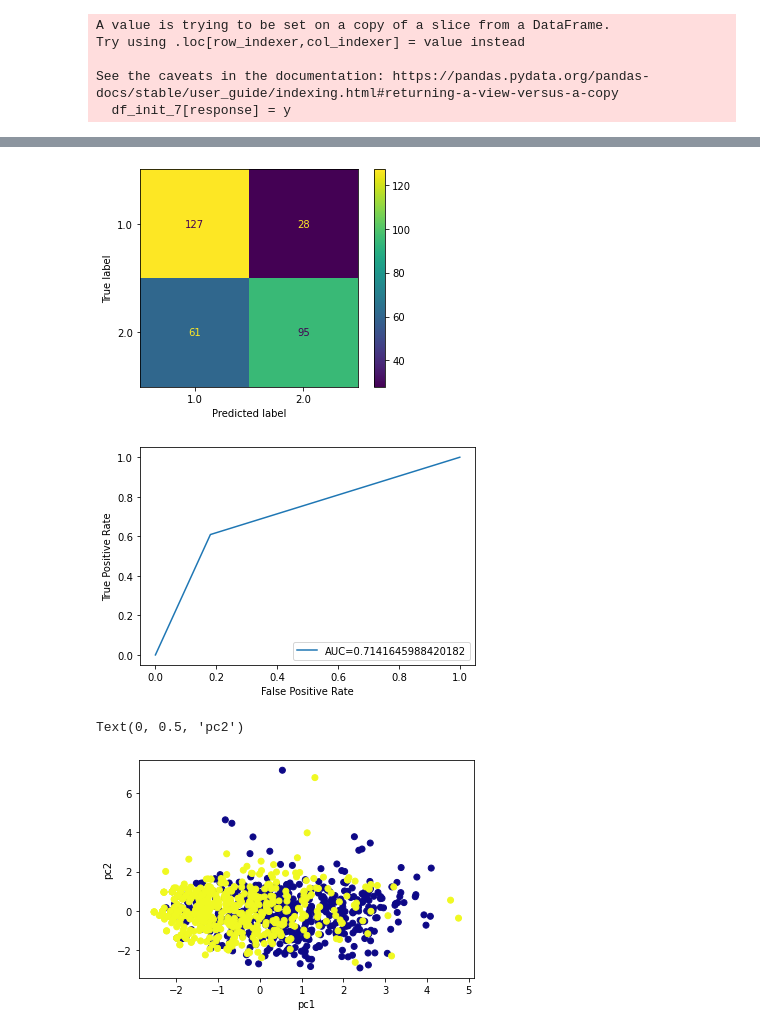
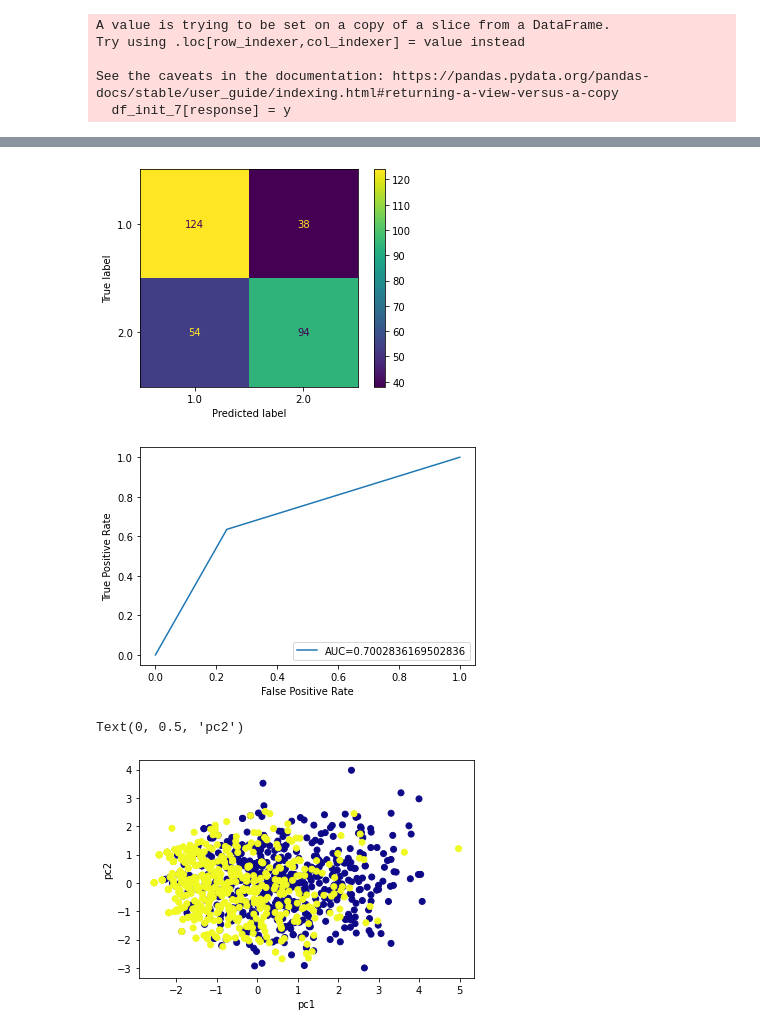
Before and after one commit to nglahani/ML_RPA_Use_Case, a Jupyter notebook: Python/Data_Test.ipynb, the cells around one changed output, grey strips where cells are left out. Drawn from its saved outputs; the diff is of its cells as text; code cells hidden in the pictures.

```diff
--- a/Python/Data_Test.ipynb
+++ b/Python/Data_Test.ipynb
@@ -81,6 +81,4 @@ df_init = df_init.select_dtypes(exclude=['object'])
 df_init = df_init.drop_duplicates(subset = 'SEQN', keep = 'last')
 
 #Exclude C Columns
-df_init = df_init.loc[:, ~df_init.columns.str.endswith('C')]
-
-df_init
+df_init = df_init.loc[:, ~df_init.columns.str.endswith('C')].round()
@@ -325,11 +309,11 @@ df_init_8[response] = y
 
 df_init_8 = df_init_8[df_init_8.MCQ220 != 9]
 
-df_init_8 = df_init_8.groupby('MCQ220').sample(n= 517)
+df_init_8 = df_init_8.groupby('MCQ220').sample(n= 516)
 
 # Drop Datasets After Observations
 
-df_init_8 = df_init_8.drop(['OHQ870', 'MCQ371A'], axis=1)
+df_init_8 = df_init_8.drop(['OHQ870', 'INDFMMPI'], axis=1)
 
 df_init_8
 # %% [output]
@@ -369,10 +353,9 @@ medians = []
 X_train, X_test, y_train, y_test = train_test_split(X, y, test_size=0.3)
 
 #Scale Training Data
-scaler = preprocessing.StandardScaler().fit(X_train)
+scaler = preprocessing.StandardScaler().fit(X)
 X_train_scaled = scaler.transform(X_train)
 
-scaler = preprocessing.StandardScaler().fit(X_test)
 X_test_scaled = scaler.transform(X_test)
 
 l = np.linspace(.001, 1.0, num =20)
@@ -403,35 +386,35 @@ disp = ConfusionMatrixDisplay(confusion_matrix=cm, display_labels=logr.classes_)
 #auc = roc_auc_score(y_test, predictions)
 #aucision.append(auc)
 
 #prec = precision_score(y_test, predictions)
 #precision.append(prec)
 
 disp.plot()
 plt.show()
 
 #plt.plot(accuracy)
 #plt.plot(aucision)
 #plt.plot(precision)
 
 
 #define metrics
 
 #AUC Curve
 auc_pred = [0 if i==1 else 1 for i in predictions]
 auc_y = [0 if i==1 else 1 for i in y_test]
 fpr, tpr, _ = metrics.roc_curve(auc_y,  auc_pred)
 auc = metrics.roc_auc_score(auc_y, auc_pred)
 #create ROC curve
 plt.plot(fpr,tpr,label="AUC="+str(auc))
 plt.ylabel('True Positive Rate')
 plt.xlabel('False Positive Rate')
 plt.legend(loc=4)
 plt.show()
 
 #Investigate Bias-Variance Tradeoff
 # %% [output]
-[figure, old version]
+[figure, new version]
-[figure, old version]
+[figure, new version]
 # %%
 from sklearn.decomposition import PCA
 
@@ -451,7 +434,7 @@ plt.xlabel('pc1')
 plt.ylabel('pc2')
 # %% [output]
 Text(0, 0.5, 'pc2')
-[figure, old version]
+[figure, new version]
 # %%
 # import relevant libraries for 3d graph
 from mpl_toolkits.mplot3d import Axes3D
```
Also changed, not shown: parts of 14 cells of this notebook, 15 other files.
